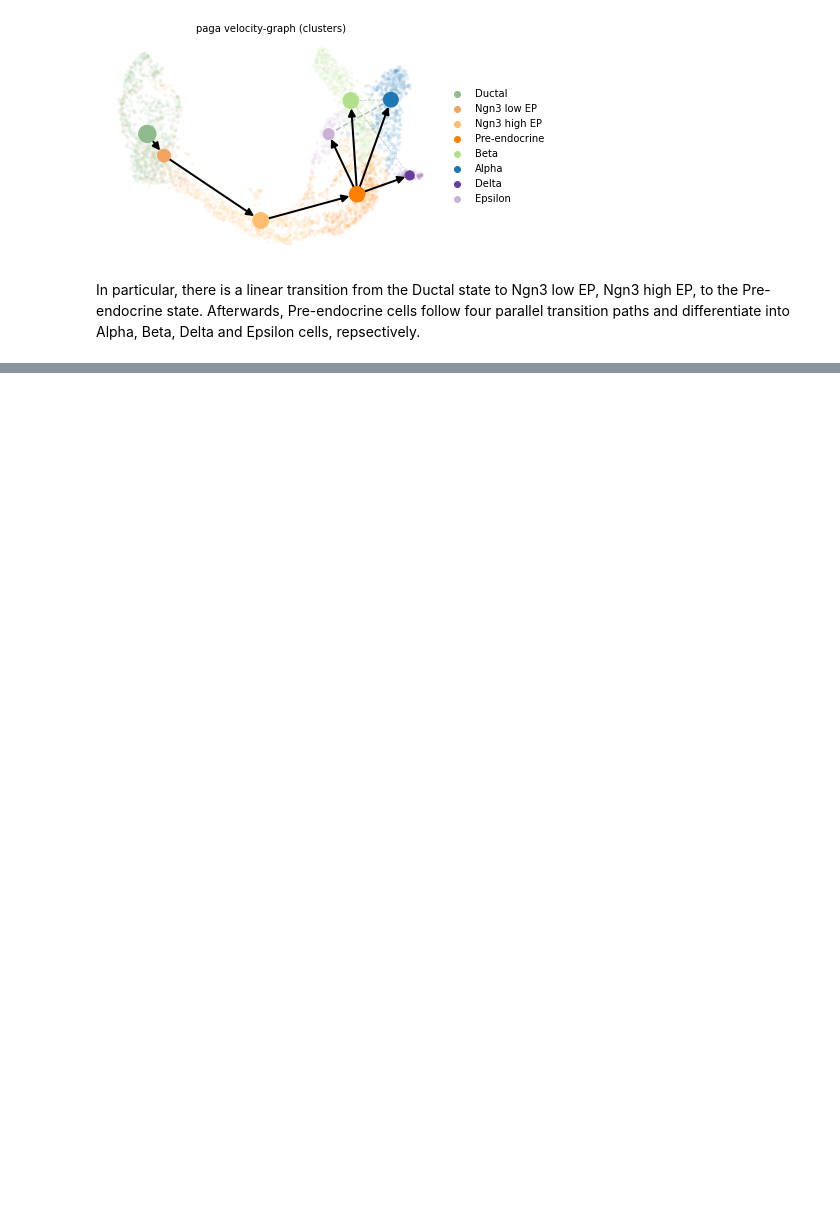
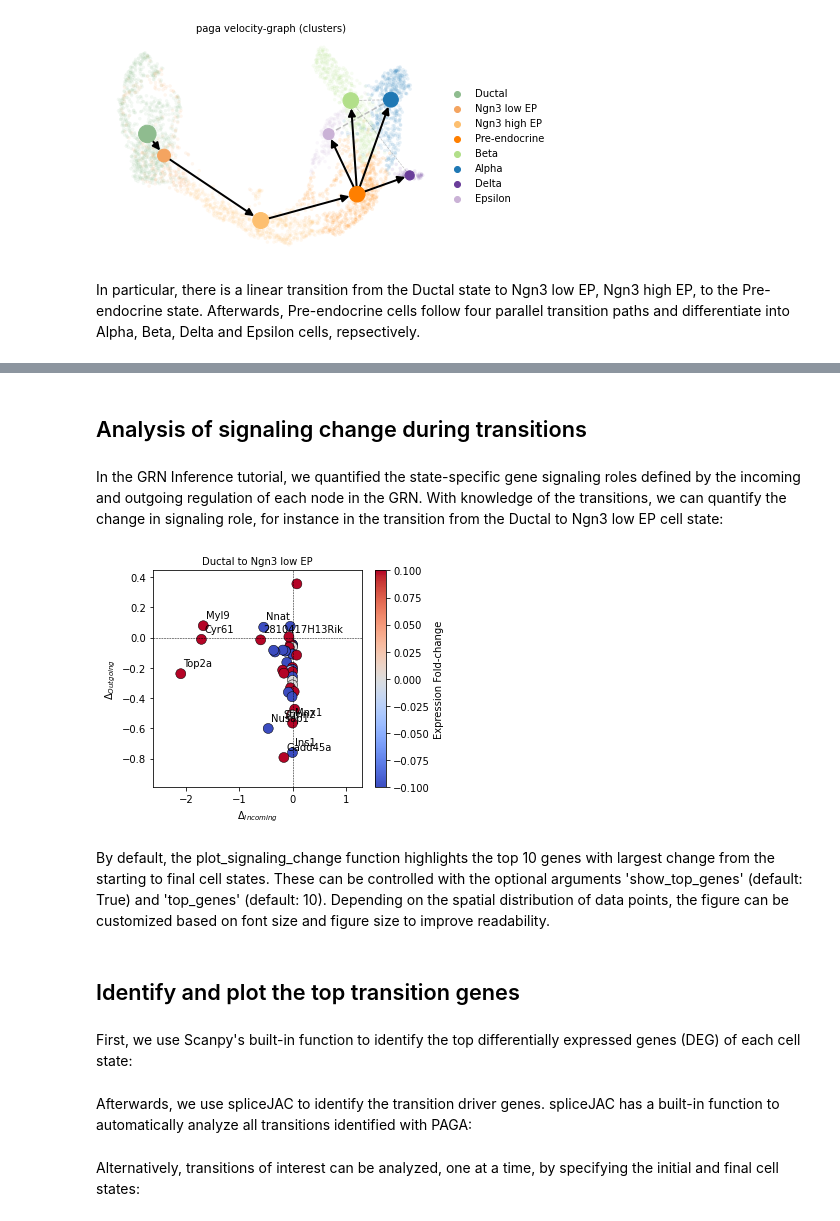
Before and after one commit to federicobocci/spliceJAC, a Jupyter notebook: Transitions.ipynb, the cells around one changed output, grey strips where cells are left out. Saved outputs shown, nothing was run; the diff lists cells and outputs as text; code cells hidden in the pictures; blank space fills up the shorter version.

Commit message:
updated tutorials

```diff
--- a/Transitions.ipynb
+++ b/Transitions.ipynb
@@ -109,0 +113,14 @@ Running subset regression on the Ngn3 high EP cluster...
+# %% [markdown]
+## Analysis of signaling change during transitions
+# %% [markdown]
+In the GRN Inference tutorial, we quantified the state-specific gene signaling roles defined by the incoming and outgoing regulation of each node in the GRN. With knowledge of the transitions, we can quantify the change in signaling role, for instance in the transition from the Ductal to Ngn3 low EP cell state:
+# %%
+sp.pl.plot_signaling_change(panc_data, 'Ductal', 'Ngn3 low EP', figsize=(5,4))
+# %% [output]
+[figure, added]
+# %% [markdown]
+By default, the plot_signaling_change function highlights the top 10 genes with largest change from the starting to final cell states. These can be controlled with the optional arguments 'show_top_genes' (default: True) and 'top_genes' (default: 10). Depending on the spatial distribution of data points, the figure can be customized based on font size and figure size to improve readability.
+# %% [markdown]
+## Identify and plot the top transition genes
+# %% [markdown]
+First, we use Scanpy's built-in function to identify the top differentially expressed genes (DEG) of each cell state:
@@ -109,0 +129,2 @@ Running subset regression on the Ngn3 high EP cluster...
+# %% [markdown]
+Afterwards, we use spliceJAC to identify the transition driver genes. spliceJAC has a built-in function to automatically analyze all transitions identified with PAGA:
@@ -109,0 +133,2 @@ Running subset regression on the Ngn3 high EP cluster...
+# %% [markdown]
+Alternatively, transitions of interest can be analyzed, one at a time, by specifying the initial and final cell states:
```
Also changed, not shown: parts of 33 cells of this notebook, 3 other files.
